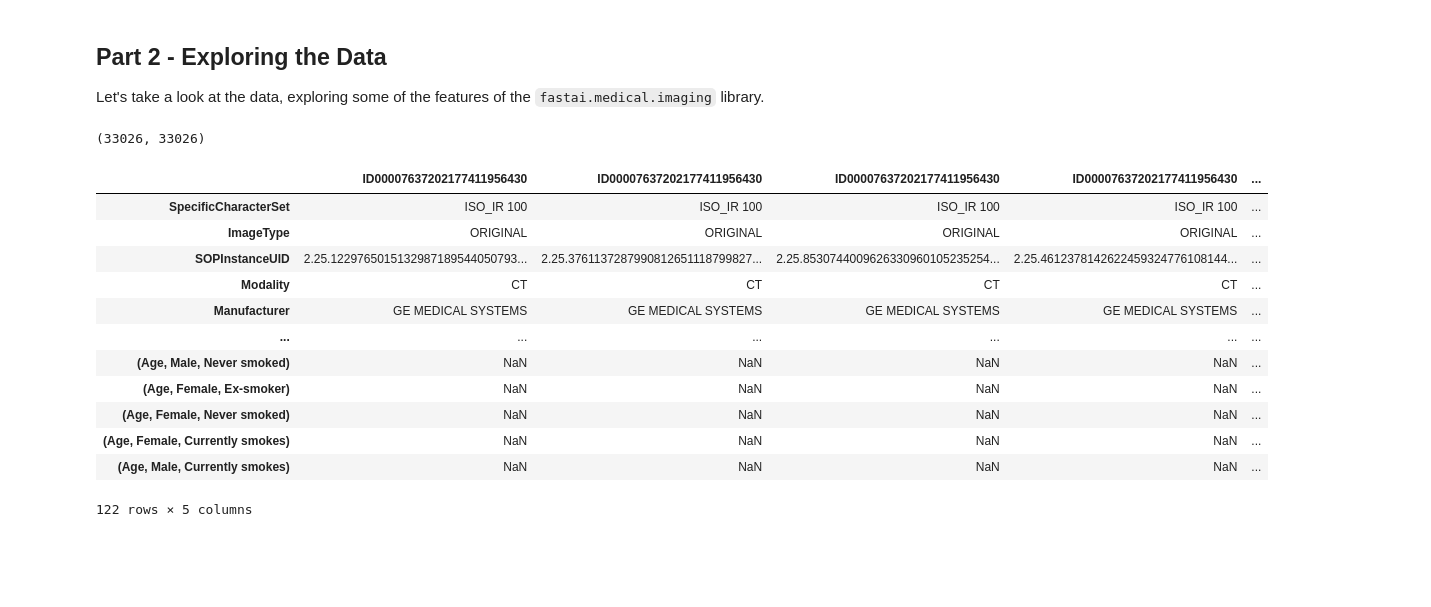
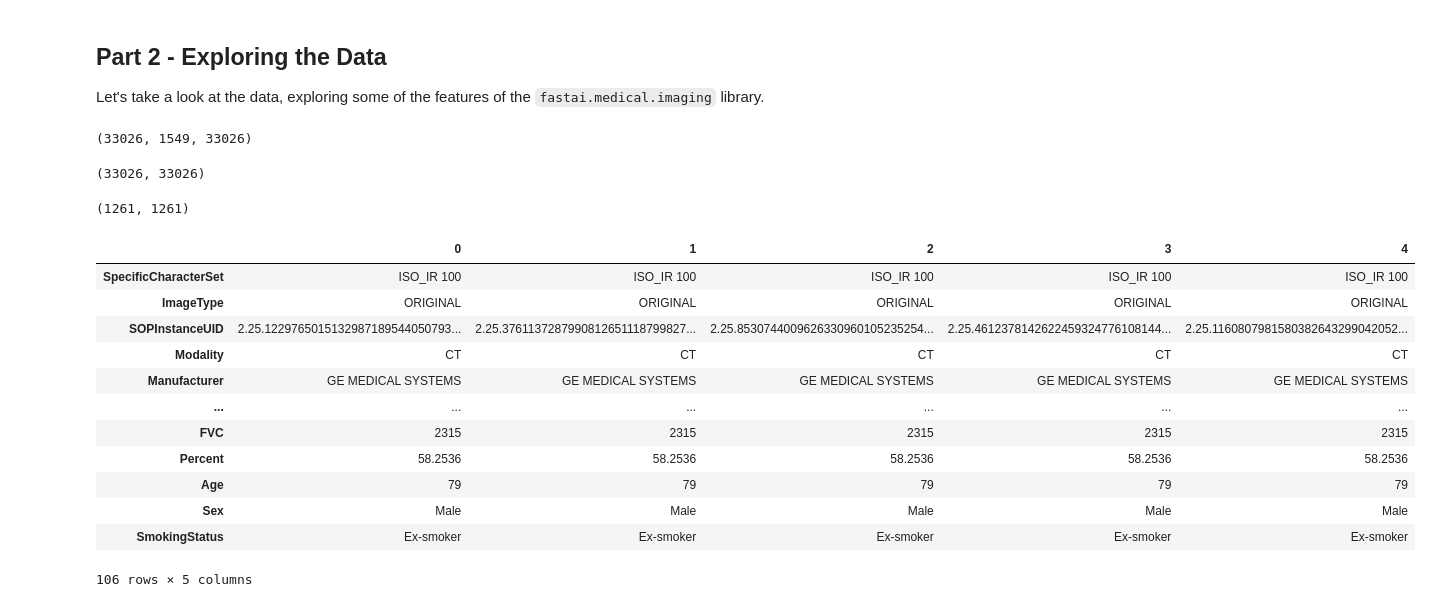
Before and after one commit to amalhot5/pulmonary-fibrosis-progression, a Jupyter notebook: model-building.ipynb, the cells around one changed output. Cells and saved outputs as stored; diff of their text form; code cells hidden in the pictures; blank space fills up the shorter version.

Commit message:
Finally figured out how to add labels to the DICOM metadata

```diff
--- a/model-building.ipynb
+++ b/model-building.ipynb
@@ -177,36 +161,45 @@ Wall time: 17min 49s
+# %%
+with open('training_dicom_metadata.pkl', 'wb') as f:
+    pkl.dump(df_trn, f)
+with open('testing_dicom_metadata.pkl', 'wb') as f:
+    pkl.dump(df_tst, f)
 # %% [markdown]
 ## Part 2 - Exploring the Data
 
 Let's take a look at the data, exploring some of the features of the `fastai.medical.imaging` library.
-# %%
-with open('df_trn.pkl', 'rb') as f:
-    df_trn = pkl.load(f)
-with open('df_tst.pkl', 'rb') as f:
-    df_tst = pkl.load(f)
-with open('labels.pkl', 'rb') as f:
-    df_lbls = pkl.load(f)
+# %%
+with open('training_dicom_metadata.pkl', 'rb') as f:
+    df_trn = pkl.load(f)
+len(df_trn), len(trn_lbls), len(trn_itms)
+# %% [output]
+(33026, 1549, 33026)
 # %%
 # Merging the label and DICOM data together into a single DataFrame
 # Failed matches in this join will indicate that something went wrong earlier
-df_trn.set_index('PatientID', inplace=True)
-df_lbls.set_index('Patient', inplace=True)
-comb = df_trn.join(df_lbls)
-len(comb), len(df_trn)
+comb_trn = pd.merge(df_trn, trn_lbls, how='inner', left_on='PatientID', right_on='Patient')
+comb_trn.drop_duplicates(subset=['fname'], inplace=True, ignore_index=True) # I don't know why it is creating duplicate rows, but there should only be one row per file
+len(comb_trn), len(df_trn)
 # %% [output]
 (33026, 33026)
+# %%
+comb_tst = pd.merge(df_tst, tst_lbls, how='inner', left_on='PatientID', right_on='Patient')
+comb_tst.drop_duplicates(subset=['fname'], inplace=True, ignore_index=True)
+len(comb_tst), len(df_tst)
+# %% [output]
+(1261, 1261)
 # %%
-comb.head().T
+comb_trn.head().T
 # %% [output]
-|  | ID00007637202177411956430 | ID00007637202177411956430 | ID00007637202177411956430 | ID00007637202177411956430 | ... |
-| SpecificCharacterSet | ISO_IR 100 | ISO_IR 100 | ISO_IR 100 | ISO_IR 100 | ... |
-| ImageType | ORIGINAL | ORIGINAL | ORIGINAL | ORIGINAL | ... |
-| SOPInstanceUID | 2.25.1229765015132987189544050793... | 2.25.3761137287990812651118799827... | 2.25.8530744009626330960105235254... | 2.25.4612378142622459324776108144... | ... |
-| Modality | CT | CT | CT | CT | ... |
-| Manufacturer | GE MEDICAL SYSTEMS | GE MEDICAL SYSTEMS | GE MEDICAL SYSTEMS | GE MEDICAL SYSTEMS | ... |
+|  | 0 | 1 | 2 | 3 | 4 |
+| SpecificCharacterSet | ISO_IR 100 | ISO_IR 100 | ISO_IR 100 | ISO_IR 100 | ISO_IR 100 |
+| ImageType | ORIGINAL | ORIGINAL | ORIGINAL | ORIGINAL | ORIGINAL |
+| SOPInstanceUID | 2.25.1229765015132987189544050793... | 2.25.3761137287990812651118799827... | 2.25.8530744009626330960105235254... | 2.25.4612378142622459324776108144... | 2.25.1160807981580382643299042052... |
+| Modality | CT | CT | CT | CT | CT |
+| Manufacturer | GE MEDICAL SYSTEMS | GE MEDICAL SYSTEMS | GE MEDICAL SYSTEMS | GE MEDICAL SYSTEMS | GE MEDICAL SYSTEMS |
 | ... | ... | ... | ... | ... | ... |
-| (Age, Male, Never smoked) | NaN | NaN | NaN | NaN | ... |
-| (Age, Female, Ex-smoker) | NaN | NaN | NaN | NaN | ... |
-| (Age, Female, Never smoked) | NaN | NaN | NaN | NaN | ... |
-| (Age, Female, Currently smokes) | NaN | NaN | NaN | NaN | ... |
-| (Age, Male, Currently smokes) | NaN | NaN | NaN | NaN | ... |
+| FVC | 2315 | 2315 | 2315 | 2315 | 2315 |
+| Percent | 58.2536 | 58.2536 | 58.2536 | 58.2536 | 58.2536 |
+| Age | 79 | 79 | 79 | 79 | 79 |
+| Sex | Male | Male | Male | Male | Male |
+| SmokingStatus | Ex-smoker | Ex-smoker | Ex-smoker | Ex-smoker | Ex-smoker |
-122 rows × 5 columns
+106 rows × 5 columns
```
Also changed, not shown: parts of 29 cells of this notebook, 1 other file.
